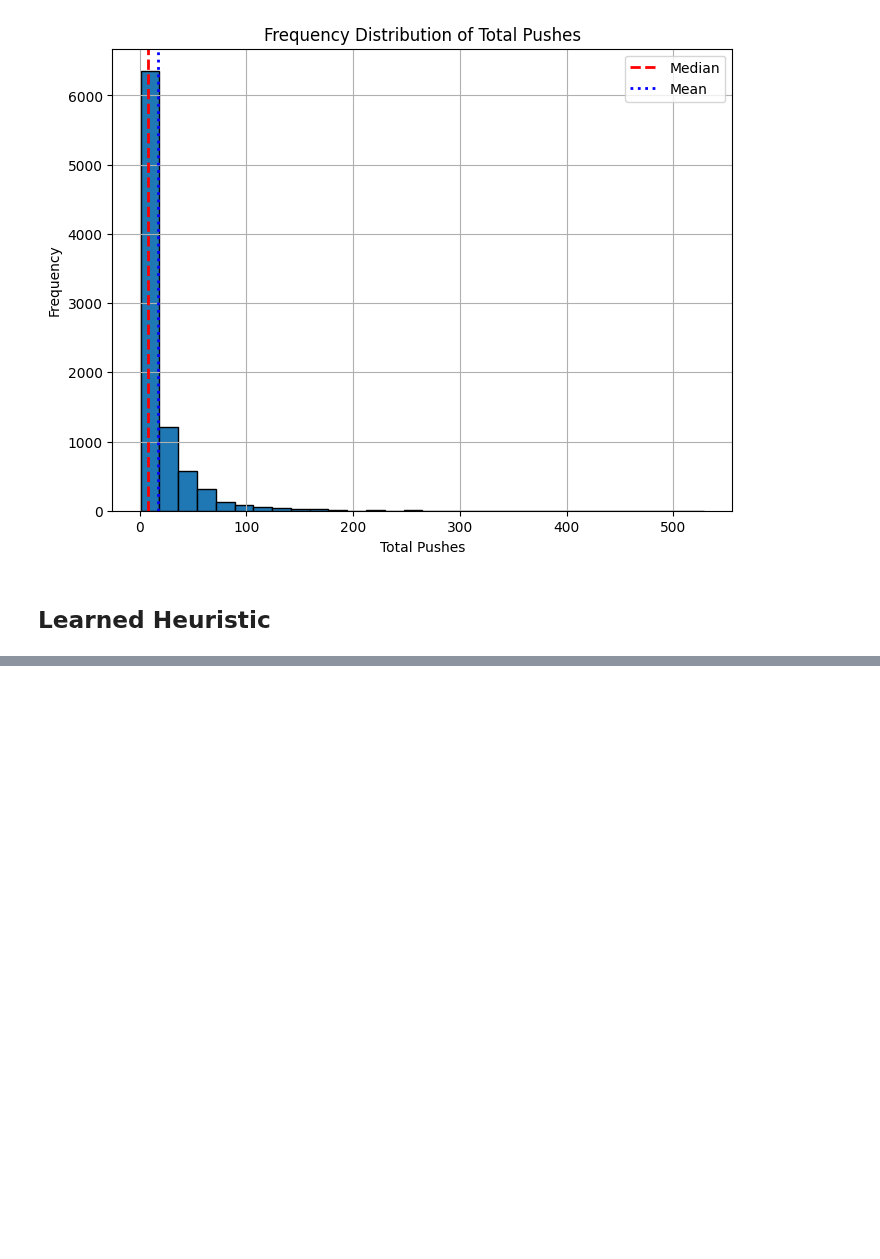
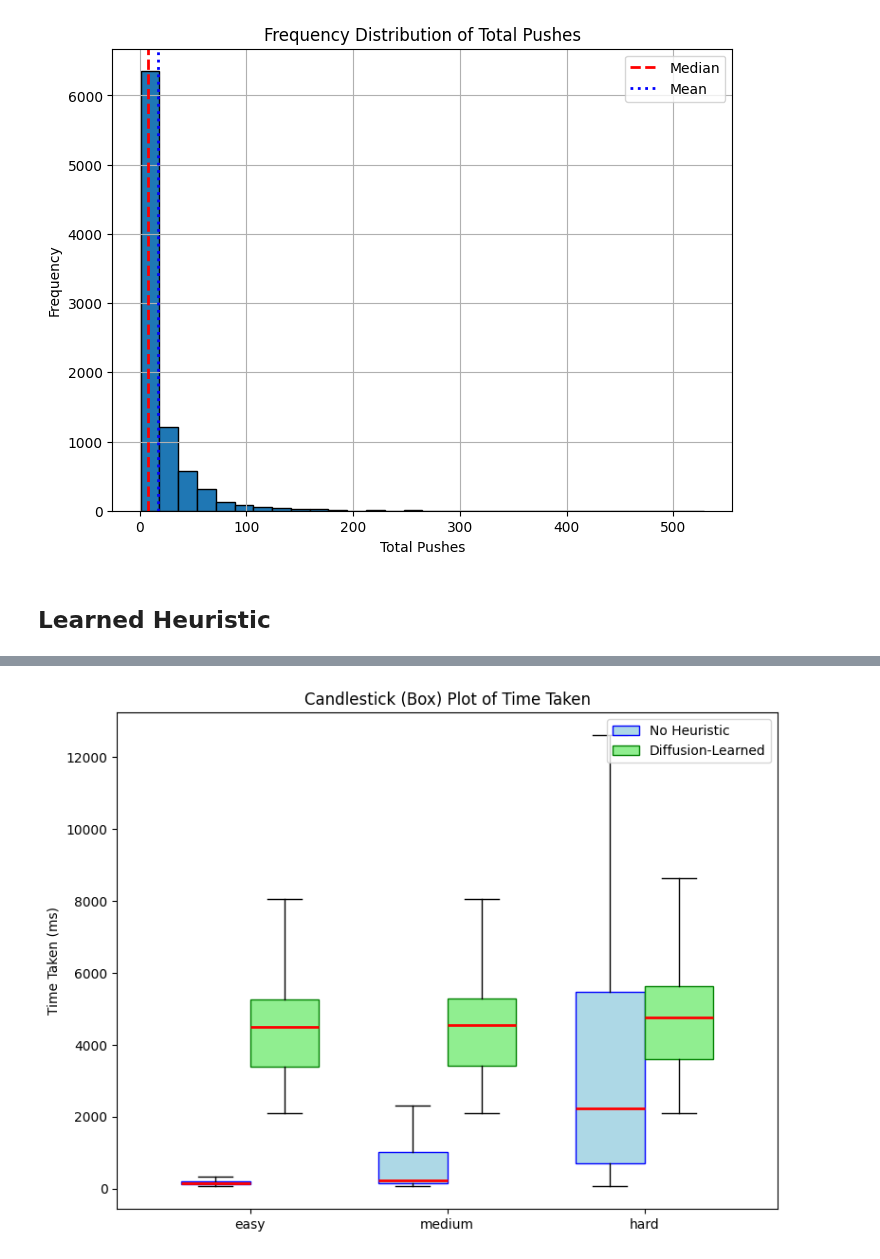
Before and after one commit to dhruvmetha/namo_cpp, a Jupyter notebook: notebooks/1push_eval.ipynb, the cells around one changed output, grey strips where cells are left out. Saved outputs shown, nothing was run; the diff lists cells and outputs as text; code cells hidden in the pictures; blank space fills up the shorter version.

```diff
--- a/notebooks/1push_eval.ipynb
+++ b/notebooks/1push_eval.ipynb
@@ -529,3 +588,49 @@ plt.show()
+# %%
+import matplotlib.pyplot as plt
+
+# Collect data for plotting
+categories = ['easy', 'medium', 'hard']
+no_heuristic_data = [no_heuristic_results_time_taken[cat] for cat in categories]
+learned_data = [learned_results_time_taken[cat] for cat in categories]
+
+fig, ax = plt.subplots(figsize=(8,6))
+boxprops = dict(linewidth=2, color='blue')
+medianprops = dict(linewidth=2, color='red')
+
+# Plot candlestick/box plot for both sets; position side by side for each category
+width = 0.35
+positions1 = [i - width/2 for i in range(1, 4)]
+positions2 = [i + width/2 for i in range(1, 4)]
+
+bp1 = ax.boxplot(
+    no_heuristic_data,
+    positions=positions1,
+    widths=width,
+    patch_artist=True,
+    boxprops=dict(facecolor='lightblue', color='blue'),
+    medianprops=medianprops,
+    showfliers=False
+)
+bp2 = ax.boxplot(
+    learned_data,
+    positions=positions2,
+    widths=width,
+    patch_artist=True,
+    boxprops=dict(facecolor='lightgreen', color='green'),
+    medianprops=medianprops,
+    showfliers=False
+)
+
+ax.set_xticks([1,2,3])
+ax.set_xticklabels(categories)
+ax.set_ylabel("Time Taken (ms)")
+ax.set_title("Candlestick (Box) Plot of Time Taken")
+ax.legend([bp1["boxes"][0], bp2["boxes"][0]], ["No Heuristic", "Diffusion-Learned"], loc="upper right")
+
+plt.tight_layout()
+plt.show()
+# %% [output]
+[figure, added]
 # %%
 success / total
 # %% [output]
```
Also changed, not shown: parts of 13 cells of this notebook, 4 other files.
